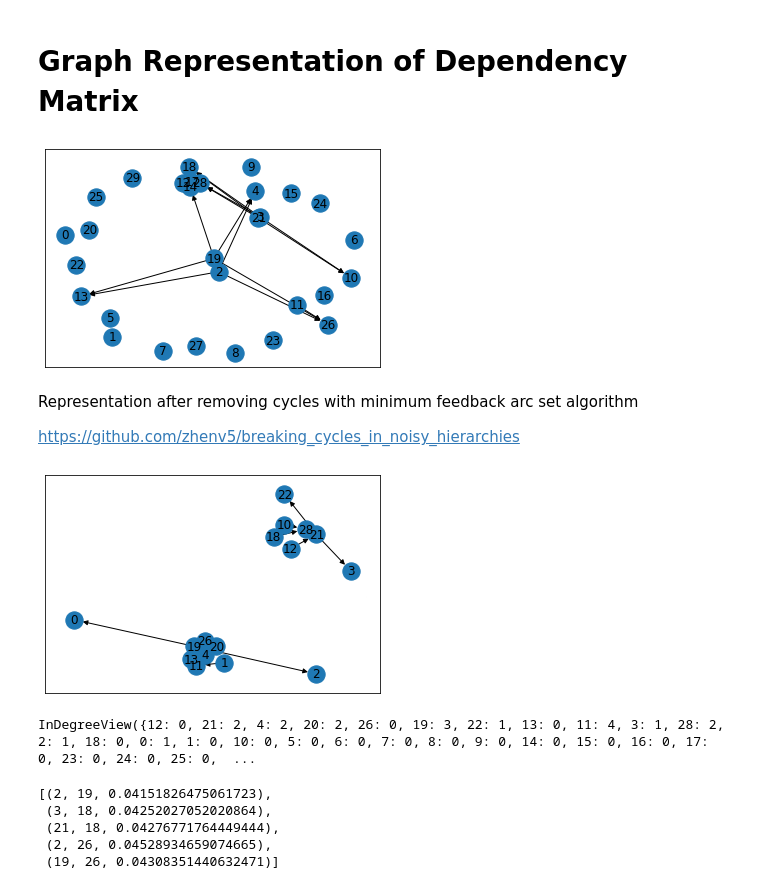
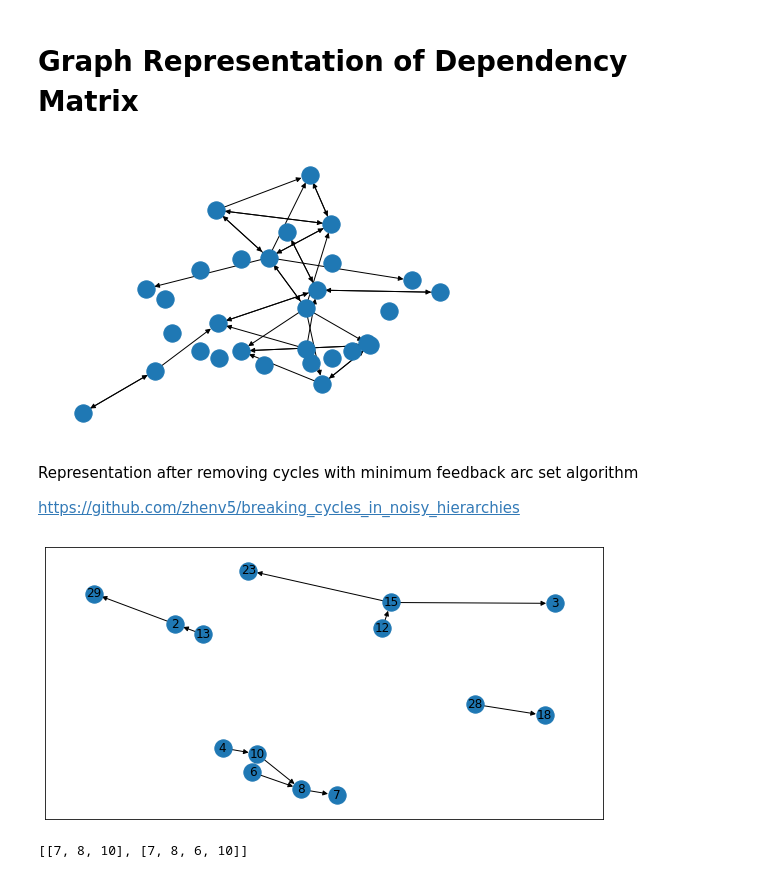
Before and after one commit to nicolagp/learner-performance-prediction, a Jupyter notebook: knowledge_dependencies/skill_ids.ipynb, the cells around one changed output. Saved outputs shown, nothing was run; the diff lists cells and outputs as text; code cells hidden in the pictures.

Commit message:
added data and graphs

```diff
--- a/knowledge_dependencies/skill_ids.ipynb
+++ b/knowledge_dependencies/skill_ids.ipynb
@@ -34,27 +34,25 @@ plt.show()
 # %% [markdown]
 # Graph Representation of Dependency Matrix
 # %%
-sg = nx.to_networkx_graph(skills, create_using=nx.DiGraph)
-dg = nx.to_networkx_graph(deps, create_using=nx.DiGraph)
+dg = nx.to_networkx_graph(deps.transpose(), create_using=nx.DiGraph)
 # nx.draw_kamada_kawai(dg)
-nx.draw_networkx(dg)
+nx.write_edgelist(dg,"/home/nicolagp/repos/breaking_cycles_in_noisy_hierarchies/g.edges",data = False)
+nx.draw_kamada_kawai(dg)
 # %% [output]
-[figure, old version]
+[figure, new version]
 # %% [markdown]
 Representation after removing cycles with minimum feedback arc set algorithm
 
 https://github.com/zhenv5/breaking_cycles_in_noisy_hierarchies
 # %%
+import matplotlib.pyplot as plt
 G=nx.read_edgelist("g_removed_by_mfas.edges",create_using = nx.DiGraph(),nodetype = int)
+ax, fig = plt.subplots(1,1, figsize=(10,5))
+ax = nx.draw_networkx(G)
+plt.show()
 # add missing nodes
-# for i in range(30):
-#     if i not in G.nodes:
-#         G.add_node(i)
-nx.draw_networkx(G)
+for i in range(30):
+    if i not in G.nodes:
+        G.add_node(i)
 # %% [output]
-[figure, old version]
+[figure, new version]
-# %%
-# nx.dfs_successors(G, source=1)
-G.in_degree()
-# %% [output]
-InDegreeView({12: 0, 21: 2, 4: 2, 20: 2, 26: 0, 19: 3, 22: 1, 13: 0, 11: 4, 3: 1, 28: 2, 2: 1, 18: 0, 0: 1, 1: 0, 10: 0, 5: 0, 6: 0, 7: 0, 8: 0, 9: 0, 14: 0, 15: 0, 16: 0, 17: 0, 23: 0, 24: 0, 25: 0,  ...
@@ -76,8 +59,36 @@ def get_max_n(arr, n):
-# %%
-get_max_n(skills, 5)
-# %% [output]
-[(2, 19, 0.04151826475061723),
- (3, 18, 0.04252027052020864),
- (21, 18, 0.04276771764449444),
- (2, 26, 0.04528934659074665),
- (19, 26, 0.04308351440632471)]
+# %%
+from typing import List
+
+def prereq_bfs(target: int, g: nx.DiGraph, path: List[int], results:List[int]):
+    # get neighbors for last element in path
+    adj = list(g[path[-1]].keys())
+
+    # BASE 1 no adjecent nodes
+    if len(adj) == 0:
+        return None
+
+    # BASE 2 check if target is adjecent to current node
+    if target in adj:
+        results.append(path)
+        return
+    # if not, recurse on adjecent nodes
+    else:
+        for a in adj:
+            prereq_bfs(target, g, path+[a], results)
+
+
+def find_paths(target: int, g: nx.DiGraph):
+    roots = [k for k,v in g.in_degree() if v == 0]
+    paths = []
+    for root in roots:
+        results = []
+        prereq_bfs(target, g, [root], results)
+        if len(results) > 0:
+            paths += results
+
+    return paths
+
+
+find_paths(4, G)
+# %% [output]
+[[7, 8, 10], [7, 8, 6, 10]]
```
Also changed, not shown: parts of 2 cells of this notebook, 9 other files.
